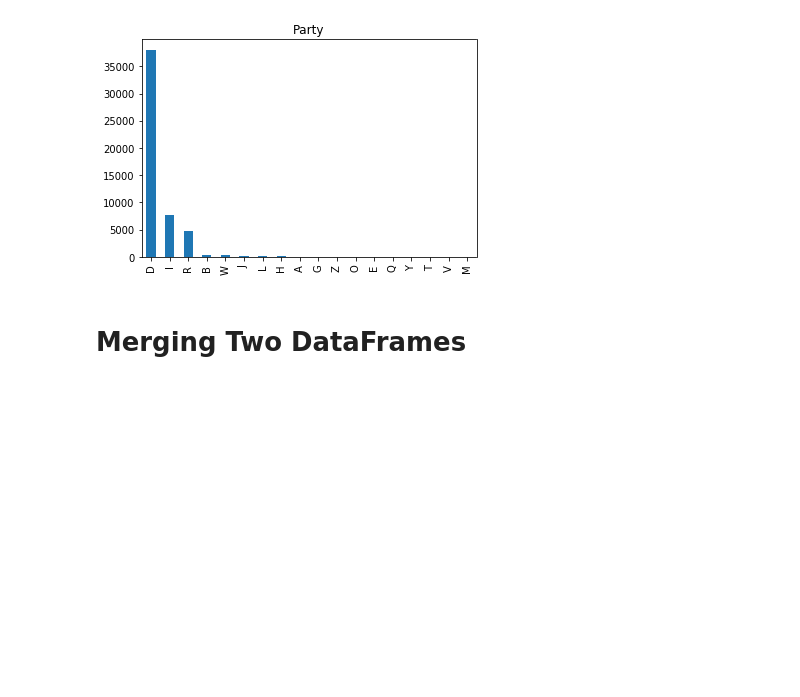
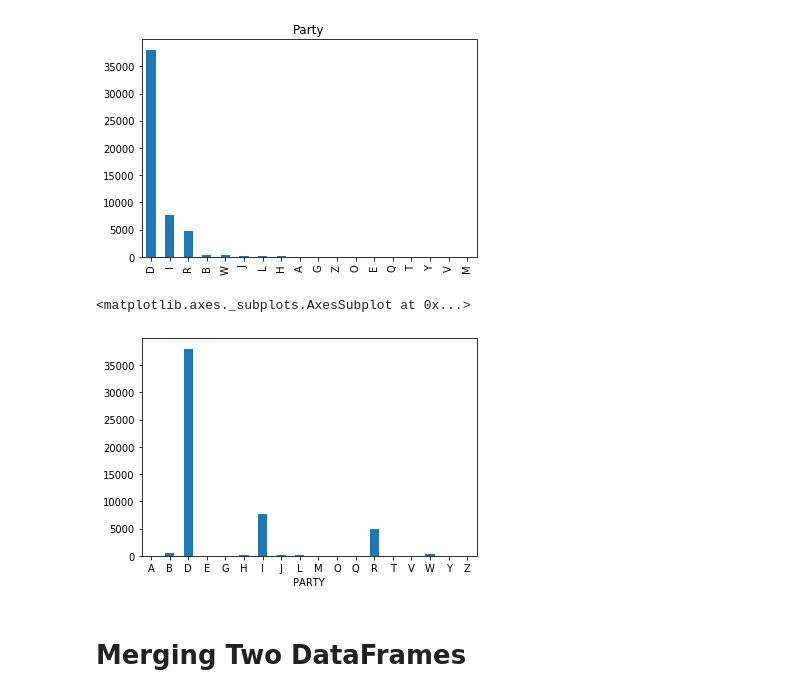
Before and after one commit to AmitSamra/DataEngineering.Labs.RegisteredVotersFileWilmingtonDE, a Jupyter notebook: wilmington_de_registered_voters.ipynb, the cells around one changed output. Saved outputs shown, nothing was run; the diff lists cells and outputs as text; code cells hidden in the pictures; blank space fills up the shorter version.

```diff
--- a/wilmington_de_registered_voters.ipynb
+++ b/wilmington_de_registered_voters.ipynb
@@ -266,6 +265,12 @@ df['PARTY'].value_counts().plot(kind='bar', title = 'Party')
 # %% [output]
 <matplotlib.axes._subplots.AxesSubplot at 0x...>
 [figure]
+# %%
+# Plot using size()
+size_party.plot.bar(rot = 0)
+# %% [output]
+<matplotlib.axes._subplots.AxesSubplot at 0x...>
+[figure, added]
 # %% [markdown]
 # Merging Two DataFrames
 # %% [markdown]
```
Also changed, not shown: parts of 8 cells of this notebook.
